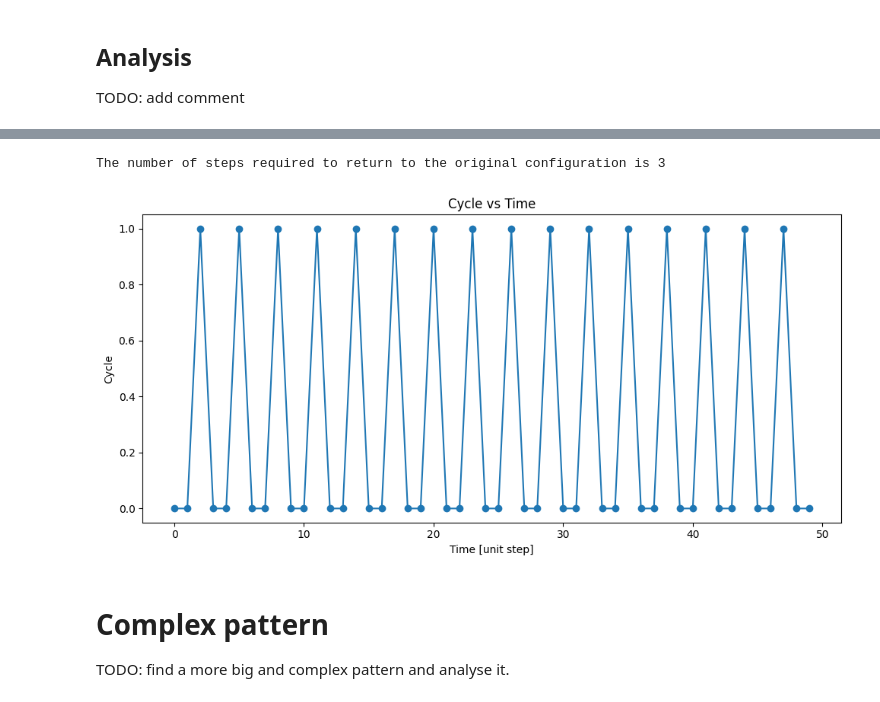
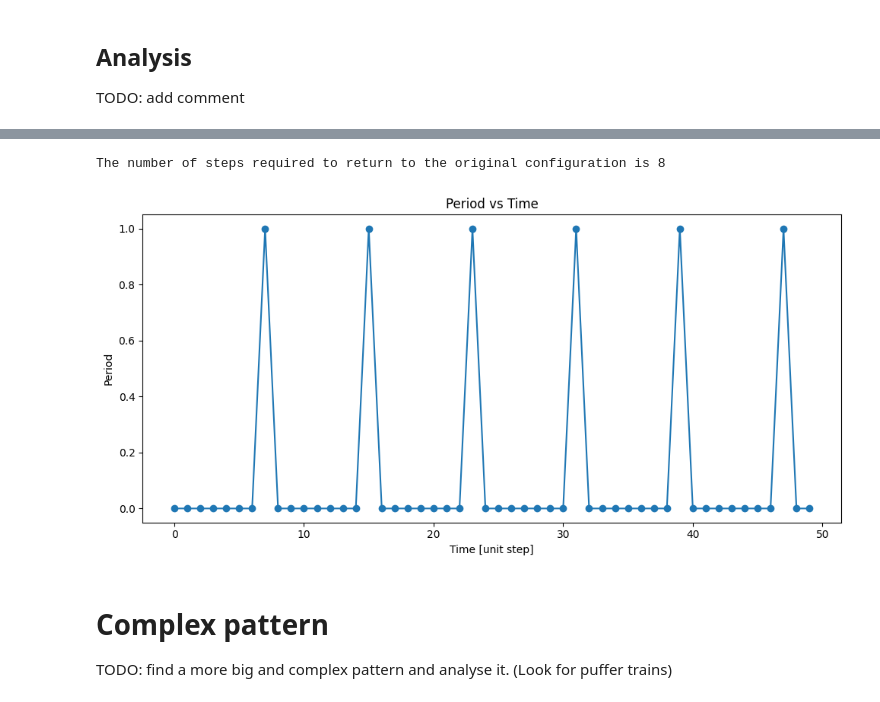
Before and after one commit to ciminoV/SCWP23Project_Group2, a Jupyter notebook: Project.ipynb, the cells around one changed output, grey strips where cells are left out. Cells and saved outputs as stored; diff of their text form; code cells hidden in the pictures.

```diff
--- a/Project.ipynb
+++ b/Project.ipynb
@@ -529,8 +571,8 @@ The number of cells that change state cycles every 3 steps
-# %%
-analyseCycle(pulsar_cycle)
-# %% [output]
-The number of steps required to return to the original configuration is 3
-[figure, removed]
+# %%
+analysePeriod(koksgalaxy_period)
+# %% [output]
+The number of steps required to return to the original configuration is 8
+[figure, added]
 # %% [markdown]
 # Complex pattern
-TODO: find a more big and complex pattern and analyse it.
+TODO: find a more big and complex pattern and analyse it. (Look for puffer trains)
```
Also changed, not shown: parts of 17 cells of this notebook, 2 other files.
